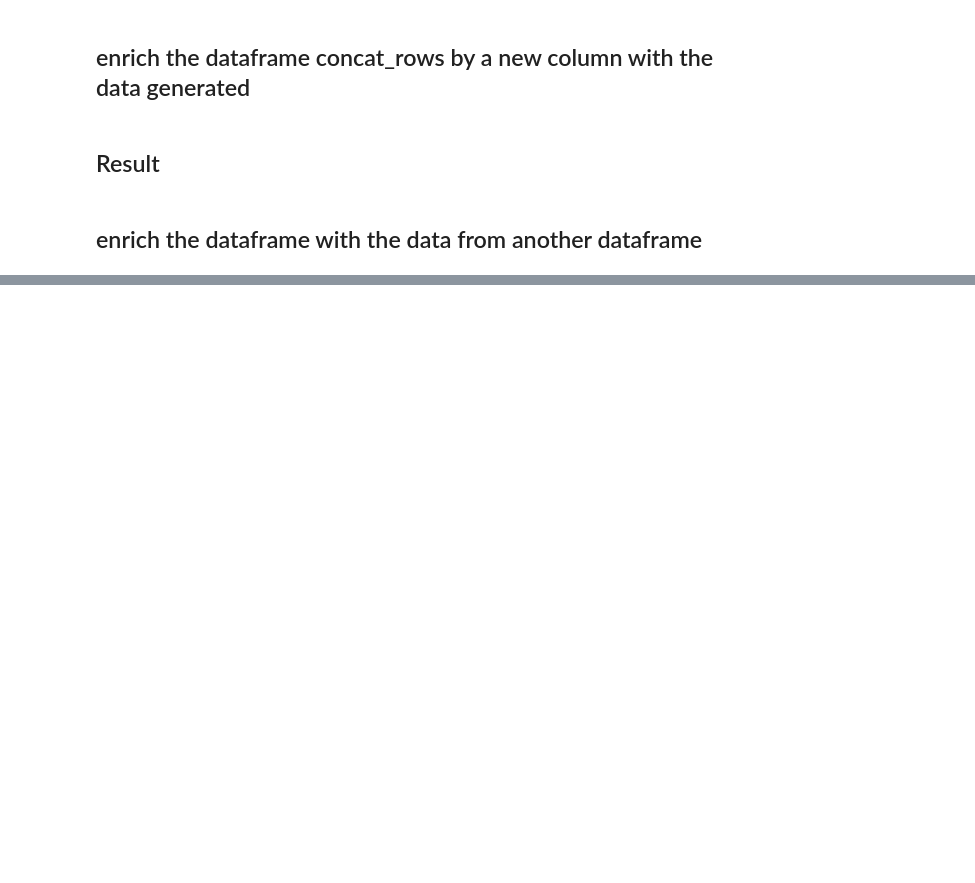
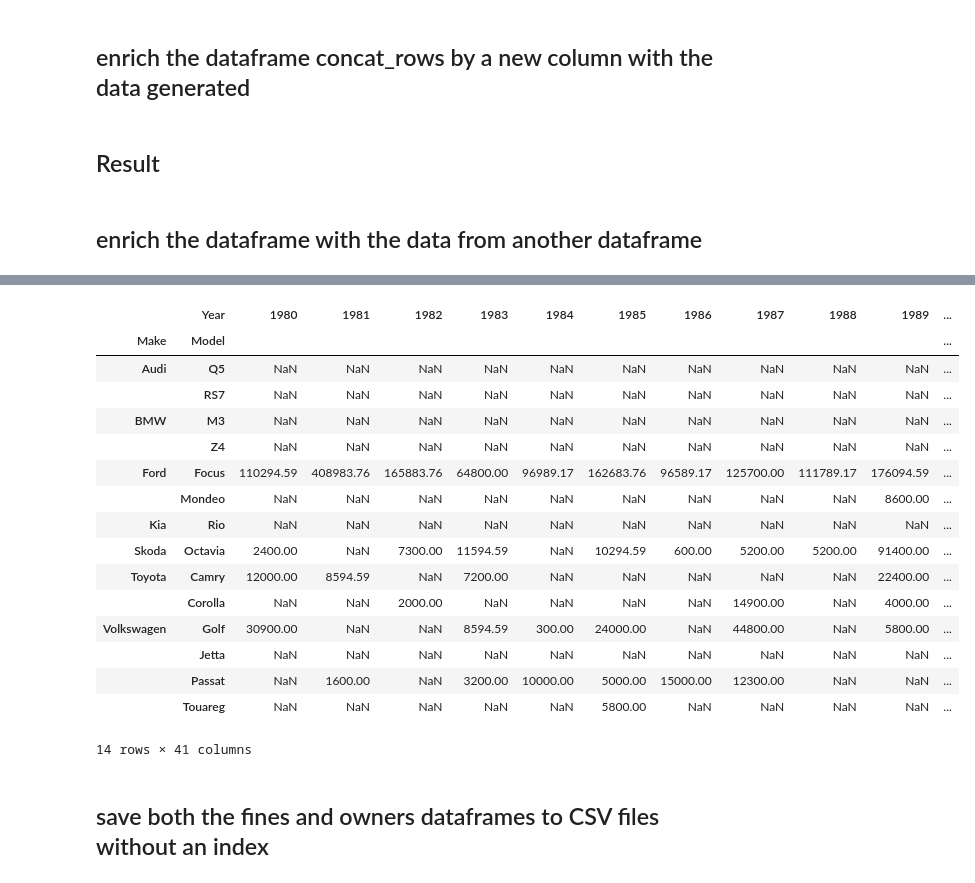
Before and after one commit to hrema/Python-Data-Science, a Jupyter notebook: day05/ex04/enrichment.ipynb, the cells around one changed output, grey strips where cells are left out. Cells and saved outputs as stored; diff of their text form; code cells hidden in the pictures; blank space fills up the shorter version.

```diff
--- a/day05/ex04/enrichment.ipynb
+++ b/day05/ex04/enrichment.ipynb
@@ -15,9 +14,9 @@ df = pd.read_json('../data/auto.json', orient='records')
 # %% [markdown]
 ## enrich the dataframe using a sample from that dataframe
 # %%
-sample = df.sample(n=200, random_state=21)
+df_sample = df.sample(n=200, random_state=21)
 # %%
-concat_rows = pd.concat([df, sample], ignore_index=True)
+concat_rows = pd.concat([df, df_sample], ignore_index=True)
 # %% [markdown]
 ## Result
 # %%
@@ -52,0 +56,13 @@ fines = pd.concat([concat_rows, year], axis='columns')
+# %%
+np.random.seed(21)
+observations_fines = [
+    ['K307NA30RUS', np.random.randint(1, 3), np.random.randint(2000, 30000), 'Audi', 'RS7', 2015],
+    ['X007OB190RUS', np.random.randint(1, 3), np.random.randint(2000, 30000), 'Kia', 'Rio', 2009],
+    ['H729HO170RUS', np.random.randint(1, 3), np.random.randint(2000, 30000), 'BMW', 'Z4', 2019],
+    ['K961KC12RUS', np.random.randint(1, 3), np.random.randint(2000, 30000), 'BMW', 'M3', 2021],
+    ['B874EH45RUS', np.random.randint(1, 3), np.random.randint(2000, 30000), 'Audi', 'Q5', 2008],
+]
+
+df_observations_fines = pd.DataFrame(observations_fines, columns=fines.columns)
+# %%
+fines = fines.append(df_observations_fines, ignore_index=True)
@@ -52,0 +158,22 @@ fines = pd.concat([concat_rows, year], axis='columns')
+# %%
+fines.pivot_table(index=['Make', 'Model'], columns='Year', values='Fines', aggfunc=np.sum)
+# %% [output]
+|  | Year | 1980 | 1981 | 1982 | 1983 | 1984 | 1985 | 1986 | 1987 | 1988 | 1989 | ... |
+| Make | Model |  |  |  |  |  |  |  |  |  |  | ... |
+| Audi | Q5 | NaN | NaN | NaN | NaN | NaN | NaN | NaN | NaN | NaN | NaN | ... |
+|  | RS7 | NaN | NaN | NaN | NaN | NaN | NaN | NaN | NaN | NaN | NaN | ... |
+| BMW | M3 | NaN | NaN | NaN | NaN | NaN | NaN | NaN | NaN | NaN | NaN | ... |
+|  | Z4 | NaN | NaN | NaN | NaN | NaN | NaN | NaN | NaN | NaN | NaN | ... |
+| Ford | Focus | 110294.59 | 408983.76 | 165883.76 | 64800.00 | 96989.17 | 162683.76 | 96589.17 | 125700.00 | 111789.17 | 176094.59 | ... |
+|  | Mondeo | NaN | NaN | NaN | NaN | NaN | NaN | NaN | NaN | NaN | 8600.00 | ... |
+| Kia | Rio | NaN | NaN | NaN | NaN | NaN | NaN | NaN | NaN | NaN | NaN | ... |
+| Skoda | Octavia | 2400.00 | NaN | 7300.00 | 11594.59 | NaN | 10294.59 | 600.00 | 5200.00 | 5200.00 | 91400.00 | ... |
+| Toyota | Camry | 12000.00 | 8594.59 | NaN | 7200.00 | NaN | NaN | NaN | NaN | NaN | 22400.00 | ... |
+|  | Corolla | NaN | NaN | 2000.00 | NaN | NaN | NaN | NaN | 14900.00 | NaN | 4000.00 | ... |
+| Volkswagen | Golf | 30900.00 | NaN | NaN | 8594.59 | 300.00 | 24000.00 | NaN | 44800.00 | NaN | 5800.00 | ... |
+|  | Jetta | NaN | NaN | NaN | NaN | NaN | NaN | NaN | NaN | NaN | NaN | ... |
+|  | Passat | NaN | 1600.00 | NaN | 3200.00 | 10000.00 | 5000.00 | 15000.00 | 12300.00 | NaN | NaN | ... |
+|  | Touareg | NaN | NaN | NaN | NaN | NaN | 5800.00 | NaN | NaN | NaN | NaN | ... |
+14 rows × 41 columns
+# %% [markdown]
+## save both the fines and owners dataframes to CSV files without an index
```
Also changed, not shown: parts of 23 cells of this notebook, 3 other files.
